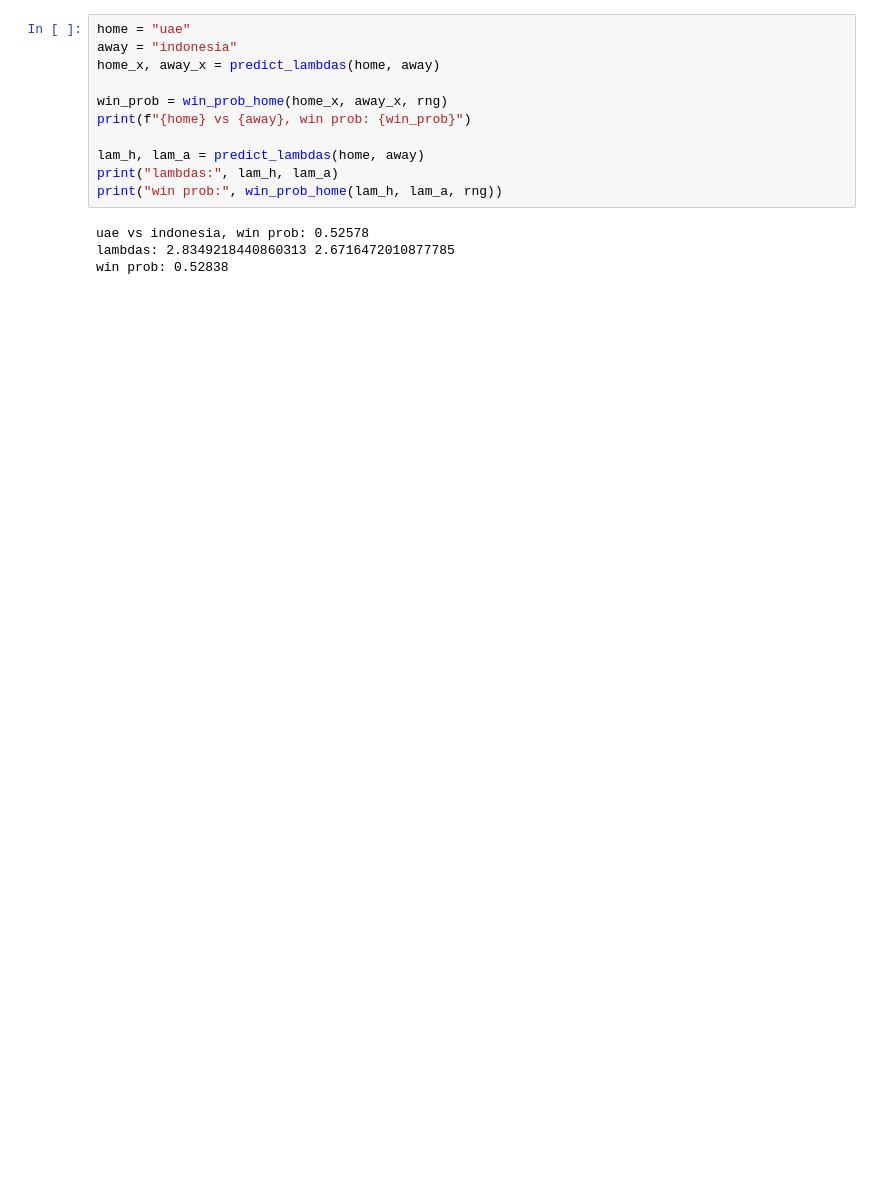
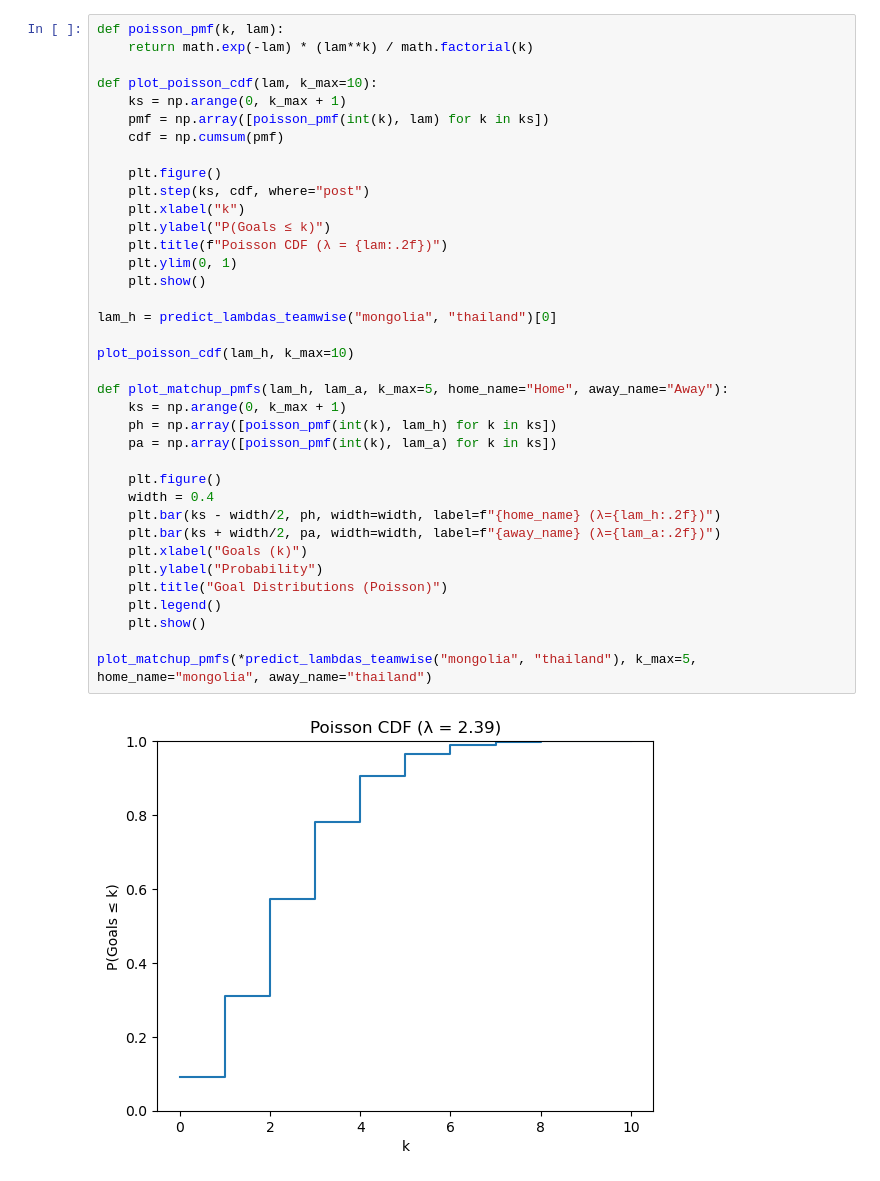
Before and after one commit to MitchellDoesCoding/Wharton-Data-Science-Competition, a Jupyter notebook: PossionModel.ipynb, the cells around one changed output. Drawn from its saved outputs; the diff is of its cells as text; blank space fills up the shorter version.

```diff
--- a/PossionModel.ipynb
+++ b/PossionModel.ipynb
@@ -78,15 +116,39 @@ rng = np.random.default_rng(0)
 # %%
-home = "uae"
-away = "indonesia"
-home_x, away_x = predict_lambdas(home, away)
+def poisson_pmf(k, lam):
+    return math.exp(-lam) * (lam**k) / math.factorial(k)
 
-win_prob = win_prob_home(home_x, away_x, rng)
-print(f"{home} vs {away}, win prob: {win_prob}")
+def plot_poisson_cdf(lam, k_max=10):
+    ks = np.arange(0, k_max + 1)
+    pmf = np.array([poisson_pmf(int(k), lam) for k in ks])
+    cdf = np.cumsum(pmf)
 
-lam_h, lam_a = predict_lambdas(home, away)
-print("lambdas:", lam_h, lam_a)
-print("win prob:", win_prob_home(lam_h, lam_a, rng))
+    plt.figure()
+    plt.step(ks, cdf, where="post")
+    plt.xlabel("k")
+    plt.ylabel("P(Goals ≤ k)")
+    plt.title(f"Poisson CDF (λ = {lam:.2f})")
+    plt.ylim(0, 1)
+    plt.show()
+
+lam_h = predict_lambdas_teamwise("mongolia", "thailand")[0]
+
+plot_poisson_cdf(lam_h, k_max=10)
+
+def plot_matchup_pmfs(lam_h, lam_a, k_max=5, home_name="Home", away_name="Away"):
+    ks = np.arange(0, k_max + 1)
+    ph = np.array([poisson_pmf(int(k), lam_h) for k in ks])
+    pa = np.array([poisson_pmf(int(k), lam_a) for k in ks])
+
+    plt.figure()
+    width = 0.4
+    plt.bar(ks - width/2, ph, width=width, label=f"{home_name} (λ={lam_h:.2f})")
+    plt.bar(ks + width/2, pa, width=width, label=f"{away_name} (λ={lam_a:.2f})")
+    plt.xlabel("Goals (k)")
+    plt.ylabel("Probability")
+    plt.title("Goal Distributions (Poisson)")
+    plt.legend()
+    plt.show()
+
+plot_matchup_pmfs(*predict_lambdas_teamwise("mongolia", "thailand"), k_max=5, home_name="mongolia", away_name="thailand")
 # %% [output]
-uae vs indonesia, win prob: 0.52578
-lambdas: 2.8349218440860313 2.6716472010877785
-win prob: 0.52838
+[figure, added]
```
Also changed, not shown: parts of 3 cells of this notebook, 7 other files.
